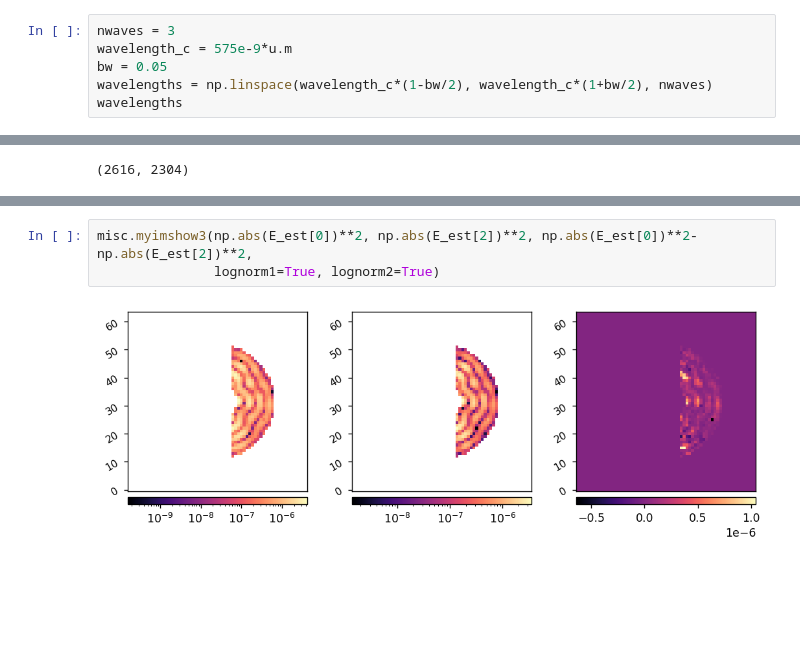
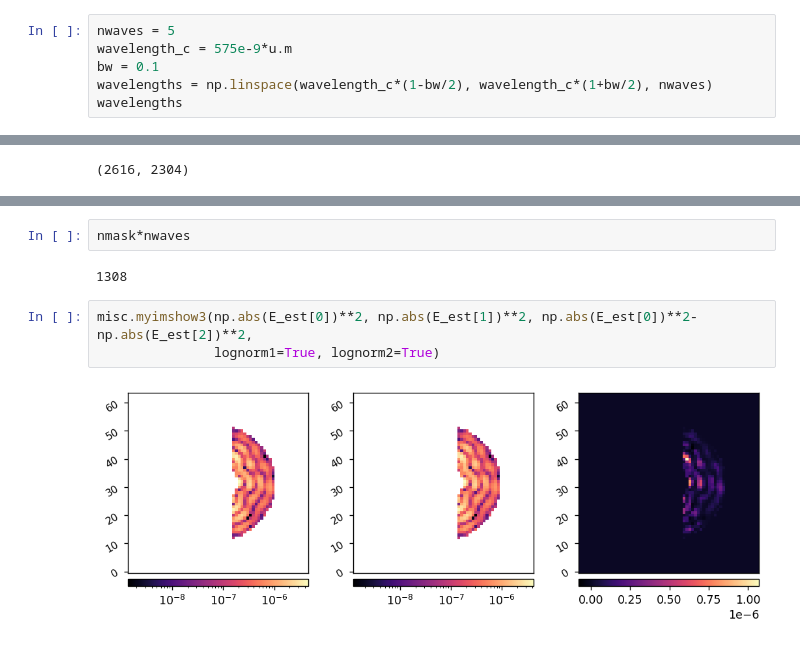
Before and after one commit to kian1377/roman-cgi-iefc, a Jupyter notebook: efc_1dm_hlc_broadband.ipynb, the cells around one changed output, grey strips where cells are left out. Drawn from its saved outputs; the diff is of its cells as text; blank space fills up the shorter version.

```diff
--- a/efc_1dm_hlc_broadband.ipynb
+++ b/efc_1dm_hlc_broadband.ipynb
@@ -31,9 +31,9 @@ dm2_flat = 2*fits.getdata(cgi.data_dir/'dm-acts'/'flatmaps'/'hlc_flattened_dm2.f
 INFO:numexpr.utils:Note: detected 96 virtual cores but NumExpr set to maximum of 64, check "NUMEXPR_MAX_THREADS" environment variable.
 INFO:numexpr.utils:Note: NumExpr detected 96 cores but "NUMEXPR_MAX_THREADS" not set, so enforcing safe limit of 8.
 # %%
-nwaves = 3
+nwaves = 5
 wavelength_c = 575e-9*u.m
-bw = 0.05
+bw = 0.1
 wavelengths = np.linspace(wavelength_c*(1-bw/2), wavelength_c*(1+bw/2), nwaves)
 wavelengths
 # %% [output]
@@ -232,5 +231,9 @@ Hinv.shape (436, 2616)
+# %%
+nmask*nwaves
+# %% [output]
+1308
 # %%
-misc.myimshow3(np.abs(E_est[0])**2, np.abs(E_est[2])**2, np.abs(E_est[0])**2-np.abs(E_est[2])**2,
+misc.myimshow3(np.abs(E_est[0])**2, np.abs(E_est[1])**2, np.abs(E_est[0])**2-np.abs(E_est[2])**2,
                lognorm1=True, lognorm2=True)
 # %% [output]
-[figure, old version]
+[figure, new version]
```
Also changed, not shown: parts of 3 cells of this notebook, 3 other files.
